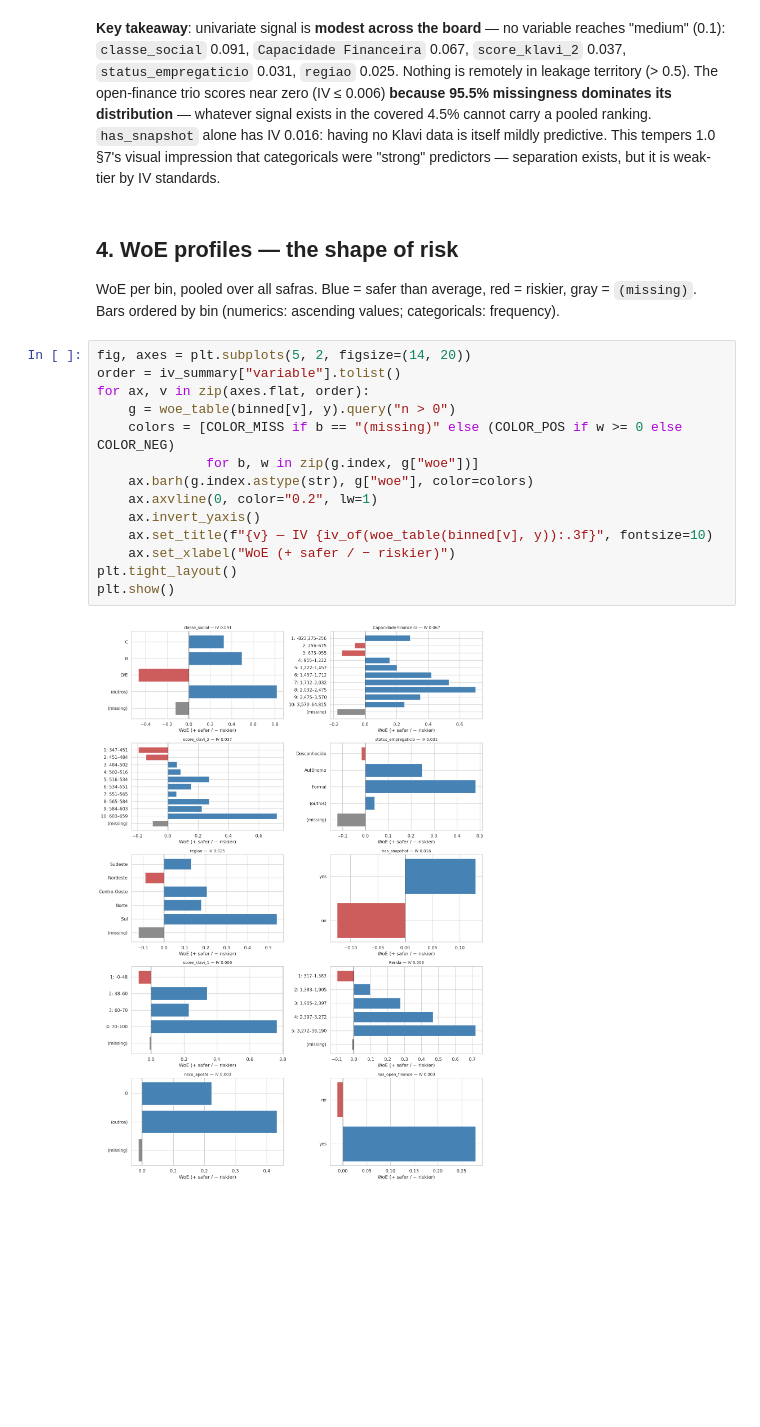
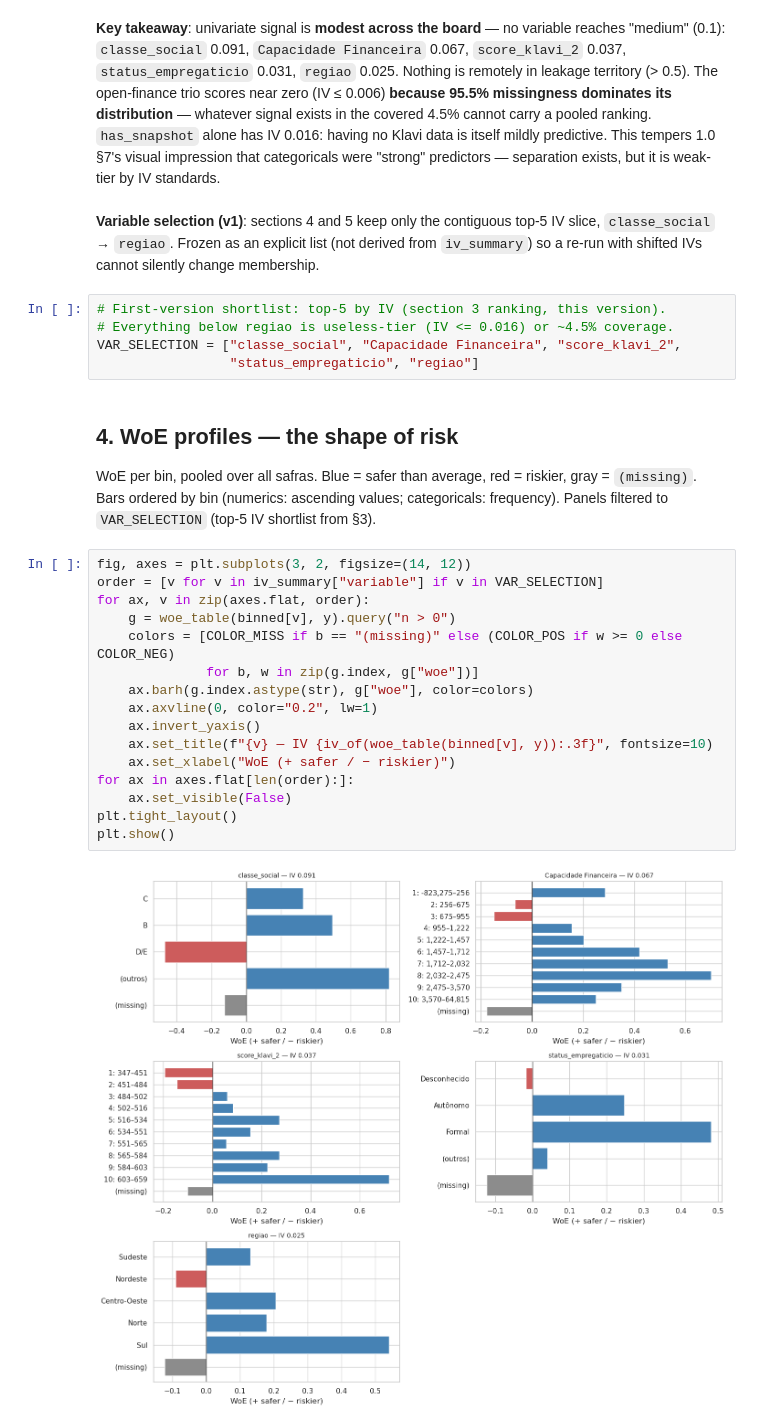
Before and after one commit to nocedan/credit-policy-analisys, a Jupyter notebook: notebooks/2.0-dn-univariate-signal.ipynb, the cells around one changed output. Drawn from its saved outputs; the diff is of its cells as text; blank space fills up the shorter version.

Commit message:
Add VAR_SELECTION (top-5 IV shortlist) and filter notebook 2.0 sections 4-5 to it
Co-Authored-By: Claude Fable 5 <noreply@anthropic.com>

```diff
--- a/notebooks/2.0-dn-univariate-signal.ipynb
+++ b/notebooks/2.0-dn-univariate-signal.ipynb
@@ -233,27 +229,39 @@ dominates its distribution** — whatever signal exists in the covered 4.5% cann
 pooled ranking. `has_snapshot` alone has IV 0.016: having no Klavi data is itself mildly
 predictive. This tempers 1.0 §7's visual impression that categoricals were "strong"
 predictors — separation exists, but it is weak-tier by IV standards.
+# %% [markdown]
+**Variable selection (v1)**: sections 4 and 5 keep only the contiguous top-5 IV slice,
+`classe_social` → `regiao`. Frozen as an explicit list (not derived from `iv_summary`) so a
+re-run with shifted IVs cannot silently change membership.
+# %%
+# First-version shortlist: top-5 by IV (section 3 ranking, this version).
+# Everything below regiao is useless-tier (IV <= 0.016) or ~4.5% coverage.
+VAR_SELECTION = ["classe_social", "Capacidade Financeira", "score_klavi_2",
+                 "status_empregaticio", "regiao"]
 # %% [markdown]
 ## 4. WoE profiles — the shape of risk
 
 WoE per bin, pooled over all safras. Blue = safer than average, red = riskier, gray =
 `(missing)`. Bars ordered by bin (numerics: ascending values; categoricals: frequency).
+Panels filtered to `VAR_SELECTION` (top-5 IV shortlist from §3).
 # %%
-fig, axes = plt.subplots(5, 2, figsize=(14, 20))
-order = iv_summary["variable"].tolist()
+fig, axes = plt.subplots(3, 2, figsize=(14, 12))
+order = [v for v in iv_summary["variable"] if v in VAR_SELECTION]
 for ax, v in zip(axes.flat, order):
     g = woe_table(binned[v], y).query("n > 0")
     colors = [COLOR_MISS if b == "(missing)" else (COLOR_POS if w >= 0 else COLOR_NEG)
               for b, w in zip(g.index, g["woe"])]
     ax.barh(g.index.astype(str), g["woe"], color=colors)
     ax.axvline(0, color="0.2", lw=1)
     ax.invert_yaxis()
     ax.set_title(f"{v} — IV {iv_of(woe_table(binned[v], y)):.3f}", fontsize=10)
     ax.set_xlabel("WoE (+ safer / − riskier)")
+for ax in axes.flat[len(order):]:
+    ax.set_visible(False)
 plt.tight_layout()
 plt.show()
 # %% [output]
-[figure, old version]
+[figure, new version]
 # %% [markdown]
 **Key takeaway**: shapes matter more than the pooled IVs suggest —
 - `score_klavi_2` is **roughly monotone**: top decile clearly safest (5.3% bad rate,
```
Also changed, not shown: parts of 5 cells of this notebook.
